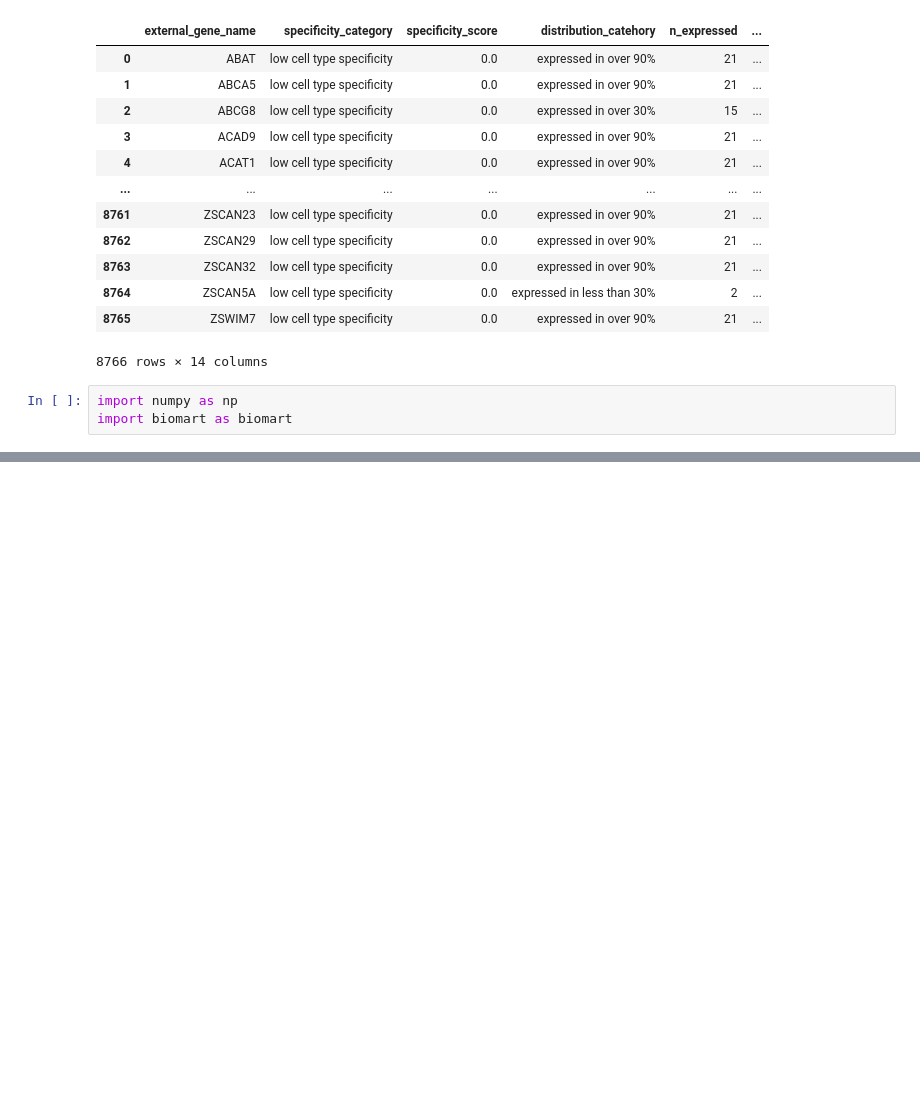
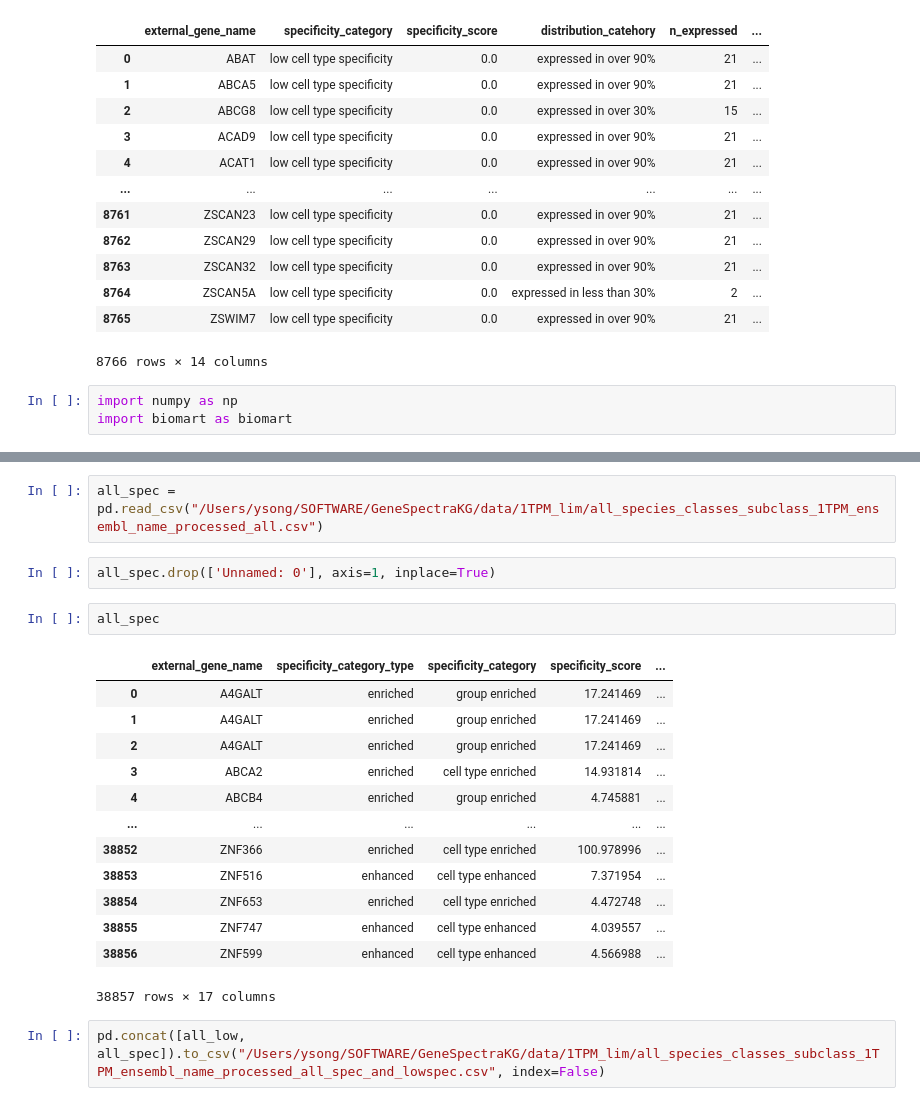
Before and after one commit to Papatheodorou-Group/GeneSpectraKG, a Jupyter notebook: notebooks/low_specificity.ipynb, the cells around one changed output, grey strips where cells are left out. Cells and saved outputs as stored; diff of their text form; blank space fills up the shorter version.

```diff
--- a/low_specificity.ipynb
+++ b/notebooks/low_specificity.ipynb
@@ -170,0 +197,22 @@ Downloading ensembl response
+# %%
+all_spec = pd.read_csv("/Users/ysong/SOFTWARE/GeneSpectraKG/data/1TPM_lim/all_species_classes_subclass_1TPM_ensembl_name_processed_all.csv")
+# %%
+all_spec.drop(['Unnamed: 0'], axis=1, inplace=True)
+# %%
+all_spec
+# %% [output]
+|  | external_gene_name | specificity_category_type | specificity_category | specificity_score | ... |
+| 0 | A4GALT | enriched | group enriched | 17.241469 | ... |
+| 1 | A4GALT | enriched | group enriched | 17.241469 | ... |
+| 2 | A4GALT | enriched | group enriched | 17.241469 | ... |
+| 3 | ABCA2 | enriched | cell type enriched | 14.931814 | ... |
+| 4 | ABCB4 | enriched | group enriched | 4.745881 | ... |
+| ... | ... | ... | ... | ... | ... |
+| 38852 | ZNF366 | enriched | cell type enriched | 100.978996 | ... |
+| 38853 | ZNF516 | enhanced | cell type enhanced | 7.371954 | ... |
+| 38854 | ZNF653 | enriched | cell type enriched | 4.472748 | ... |
+| 38855 | ZNF747 | enhanced | cell type enhanced | 4.039557 | ... |
+| 38856 | ZNF599 | enhanced | cell type enhanced | 4.566988 | ... |
+38857 rows × 17 columns
+# %%
+pd.concat([all_low, all_spec]).to_csv("/Users/ysong/SOFTWARE/GeneSpectraKG/data/1TPM_lim/all_species_classes_subclass_1TPM_ensembl_name_processed_all_spec_and_lowspec.csv", index=False)
```
Also changed, not shown: parts of 5 cells of this notebook, 12 other files.
